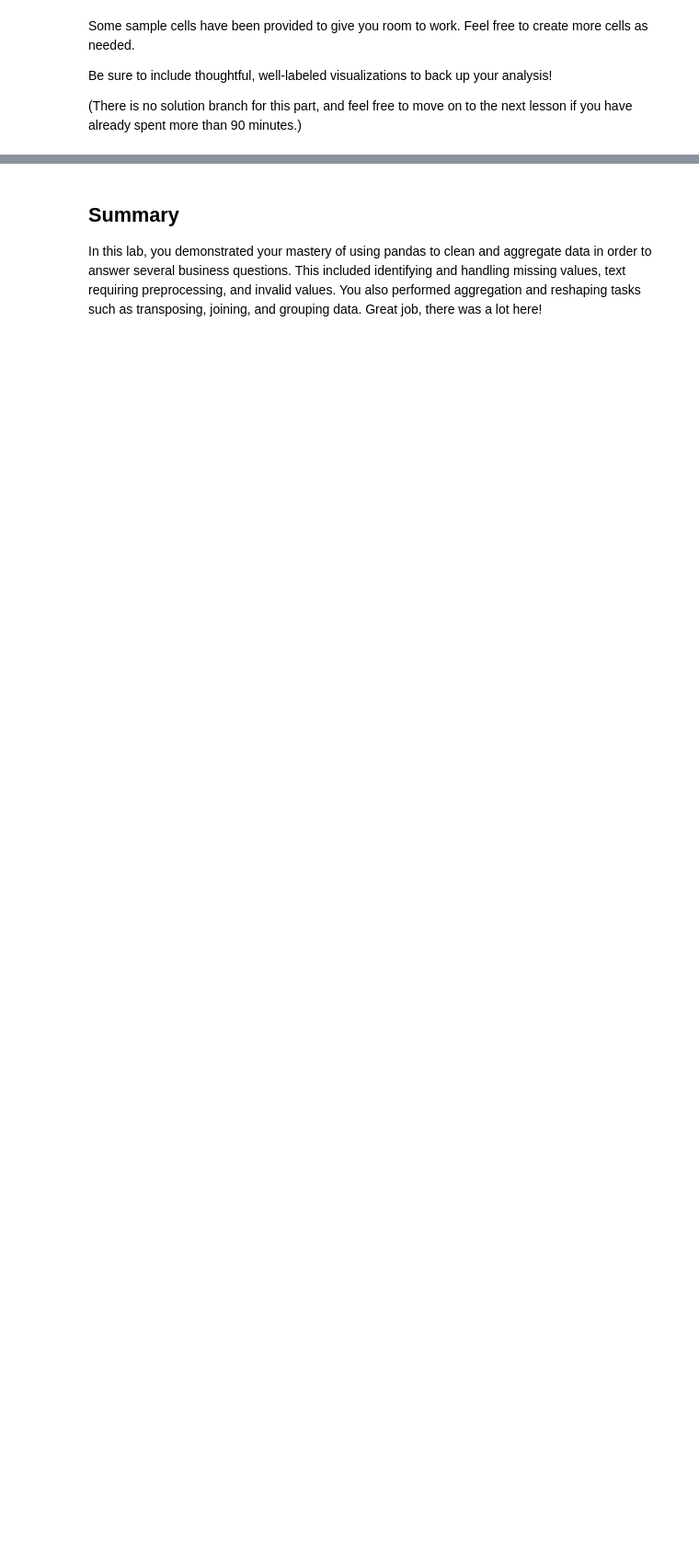
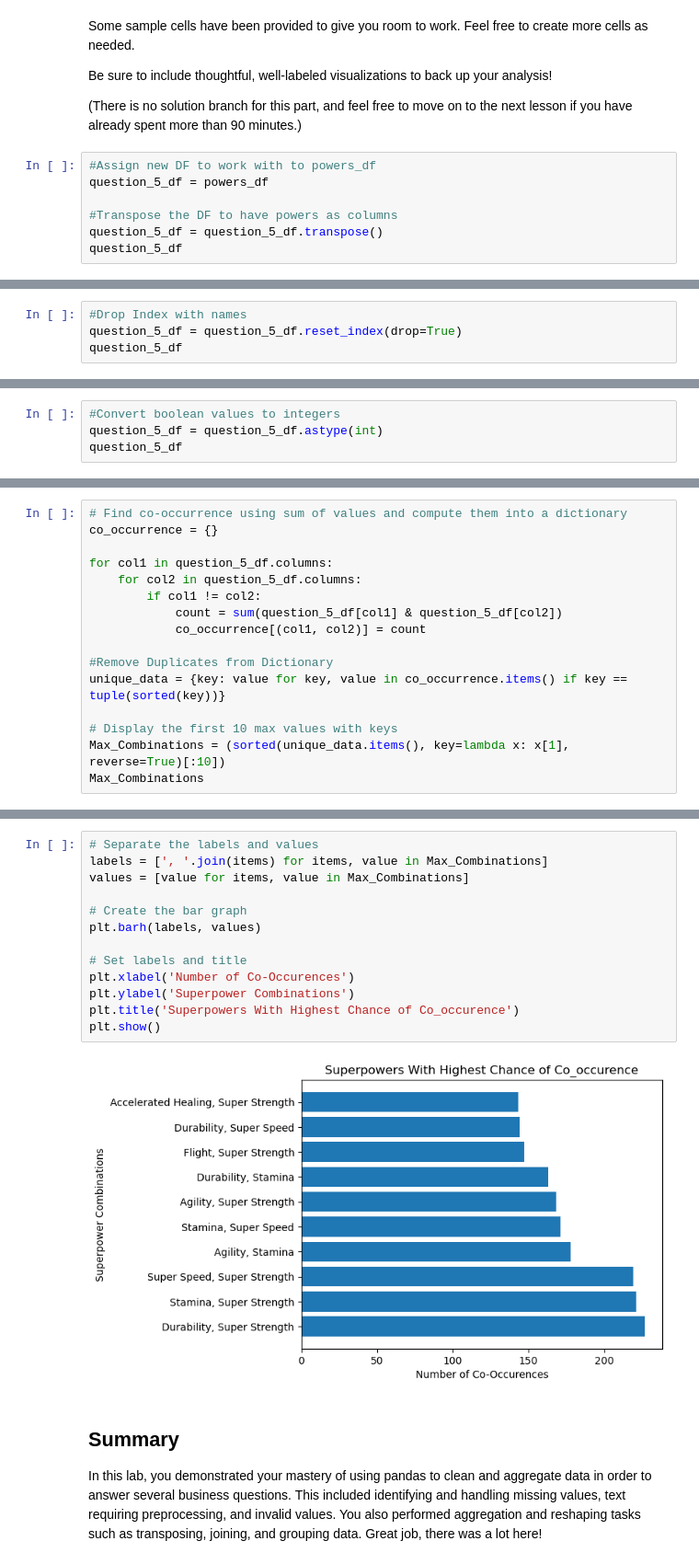
Before and after one commit to jennifernjeri/dsc-pandas-data-cleaning-lab, a Jupyter notebook: index.ipynb, the cells around one changed output, grey strips where cells are left out. Shown at 92% size. Drawn from its saved outputs; the diff is of its cells as text; blank space fills up the shorter version.

```diff
--- a/index.ipynb
+++ b/index.ipynb
@@ -905,3 +902,10 @@ Some sample cells have been provided to give you room to work. Feel free to crea
 Be sure to include thoughtful, well-labeled visualizations to back up your analysis!
 
 (There is no solution branch for this part, and feel free to move on to the next lesson if you have already spent more than 90 minutes.)
+# %%
+#Assign new DF to work with to powers_df
+question_5_df = powers_df
+
+#Transpose the DF to have powers as columns
+question_5_df = question_5_df.transpose()
+question_5_df
@@ -907,0 +926,4 @@ Be sure to include thoughtful, well-labeled visualizations to back up your analy
+# %%
+#Drop Index with names
+question_5_df = question_5_df.reset_index(drop=True)
+question_5_df
@@ -907,0 +944,4 @@ Be sure to include thoughtful, well-labeled visualizations to back up your analy
+# %%
+#Convert boolean values to integers
+question_5_df = question_5_df.astype(int)
+question_5_df
@@ -907,0 +978,16 @@ Be sure to include thoughtful, well-labeled visualizations to back up your analy
+# %%
+# Find co-occurrence using sum of values and compute them into a dictionary
+co_occurrence = {}
+
+for col1 in question_5_df.columns:
+    for col2 in question_5_df.columns:
+        if col1 != col2:
+            count = sum(question_5_df[col1] & question_5_df[col2])
+            co_occurrence[(col1, col2)] = count
+
+#Remove Duplicates from Dictionary
+unique_data = {key: value for key, value in co_occurrence.items() if key == tuple(sorted(key))}
+
+# Display the first 10 max values with keys
+Max_Combinations = (sorted(unique_data.items(), key=lambda x: x[1], reverse=True)[:10])
+Max_Combinations
@@ -908,3 +1005,18 @@ Be sure to include thoughtful, well-labeled visualizations to back up your analy
+# %%
+# Separate the labels and values
+labels = [', '.join(items) for items, value in Max_Combinations]
+values = [value for items, value in Max_Combinations]
+
+# Create the bar graph
+plt.barh(labels, values)
+
+# Set labels and title
+plt.xlabel('Number of Co-Occurences')
+plt.ylabel('Superpower Combinations')
+plt.title('Superpowers With Highest Chance of Co_occurence')
+plt.show()
+# %% [output]
+[figure, added]
 # %% [markdown]
 ## Summary
 
```
Also changed, not shown: parts of 13 cells of this notebook.
